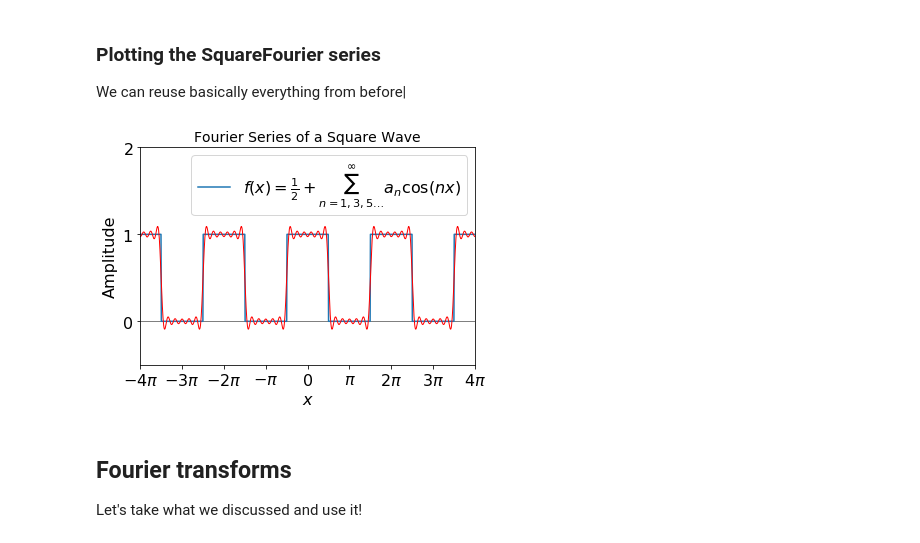
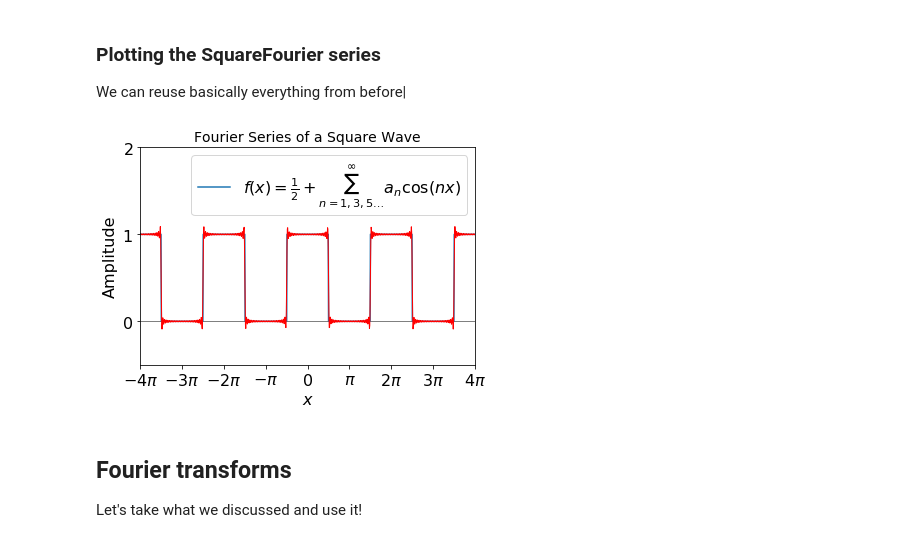
Before and after one commit to UChicagoPhysics/PHYS250, a Jupyter notebook: Examples/Fourier-Transforms-Analysis.ipynb, the cells around one changed output. Cells and saved outputs as stored; diff of their text form; code cells hidden in the pictures.

```diff
--- a/Examples/Fourier-Transforms-Analysis.ipynb
+++ b/Examples/Fourier-Transforms-Analysis.ipynb
@@ -100,7 +100,7 @@ def SawtoothFourier(M,T,t):                  # M = number waves, T = period, t =
 def SquareFourier(M,T,t):                                         # M = number modes to include, T = period, t = time
     sumy  = 0                                                     # initialize the output
     omega = 2.*pi/T                                               # Omega = 2pi/T
-    for m in range(1,M,2):                                        # Loop over only odd modes
+    for m in range(1,M):                                         # Loop over only odd modes
         coeff = (2./(m*pi))*np.sin(m*pi/2.)
         sumy += coeff*np.cos(m*omega*x)                           # value of the function after adding next term
     sumy += 0.5
@@ -112,25 +112,25 @@ We can reuse basically everything from before|
 # %%
 plt.axhline(0, color='gray', lw=1)
 
 f = 0.5 + 0.5 * signal.square(x + pi/2)
 
 plt.plot(x, f, lw=1.5, label=r'$f(x)=\frac{1}{2} + \sum_{n=1,3,5\ldots}^{\infty}a_n \cos(nx)$')
 
-s = SquareFourier(12, 2*pi, x)
+s = SquareFourier(50, 2*pi, x)
 lines, = plt.plot(x, s, lw=1, color='red')
 
 plt.yticks([-1, 0, 1, 2], ['$-1$', '$0$', '$1$', '$2$'])
 plt.xticks([-4*pi, -3*pi, -2*pi, -1*pi, 0, pi, 2*pi, 3*pi, 4*pi], ['$-4\pi$', '$-3\pi$', '$-2\pi$', '$-\pi$', '$0$', '$\pi$', '$2\pi$', '$3\pi$', '$4\pi$'])
 plt.xlim(-4*pi, 4*pi)
 plt.ylim(-0.5, 2)
 plt.rcParams.update({'font.size': 16})
 plt.title('Fourier Series of a Square Wave', fontsize=14)
 plt.xlabel('$x$')
 plt.ylabel('Amplitude')
 plt.legend(fontsize=16, fancybox=True, loc='best')
 plt.show()
 # %% [output]
-[figure, old version]
+[figure, new version]
 # %% [markdown]
 ## Fourier transforms
 
```
